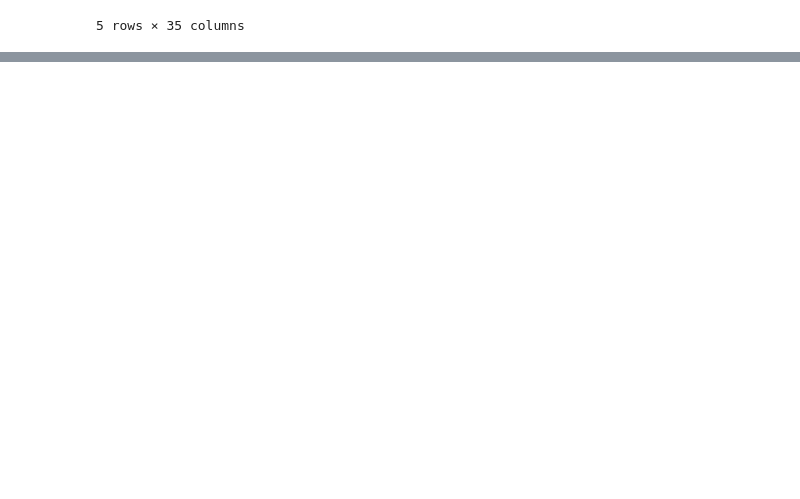
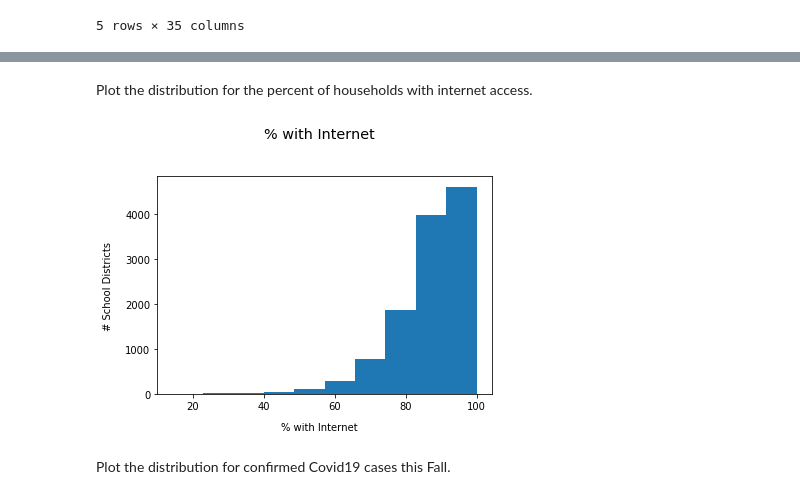
Before and after one commit to NalaniKai/data-512-final, a Jupyter notebook: Covid19ImpactOnEducation.ipynb, the cells around one changed output, grey strips where cells are left out. Drawn from its saved outputs; the diff is of its cells as text; code cells hidden in the pictures; blank space fills up the shorter version.

```diff
--- a/Covid19ImpactOnEducation.ipynb
+++ b/Covid19ImpactOnEducation.ipynb
@@ -358,0 +464,12 @@ The following two dataframes were created in this data preparation section and w
+# %% [markdown]
+Plot the distribution for the percent of households with internet access.
+# %%
+#plot histograms for internet access
+single_plot("% with Internet", k_12_education_demographics_df, (6, 4))
+
+#save the image of the histograms
+plt.savefig("Visualizations/Demographics_Internet.png")
+# %% [output]
+[figure, added]
+# %% [markdown]
+Plot the distribution for confirmed Covid19 cases this Fall.
```
Also changed, not shown: parts of 22 cells of this notebook, 8 other files.
